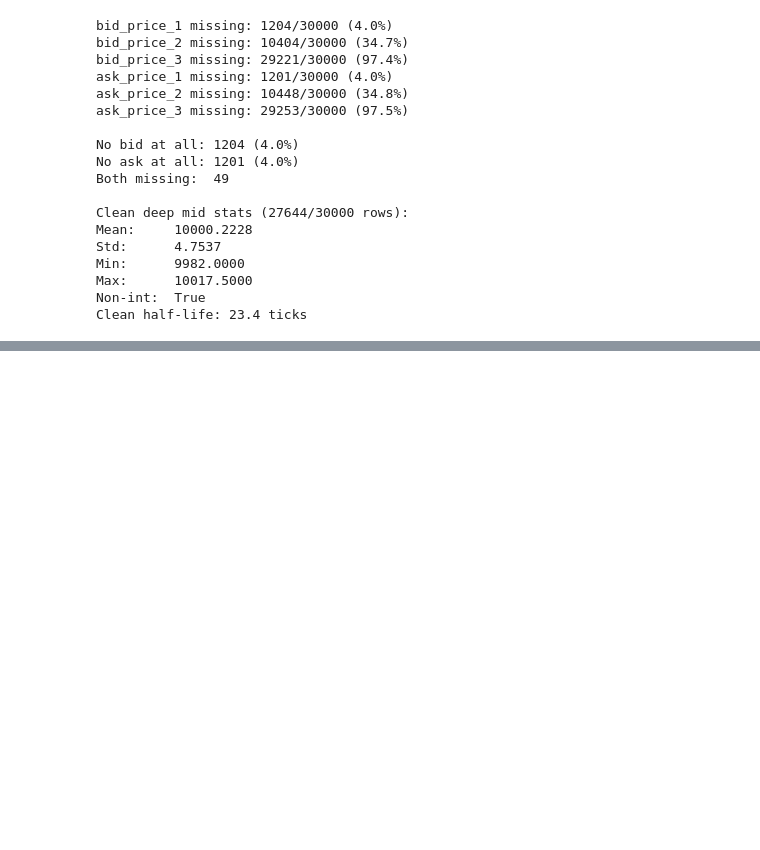
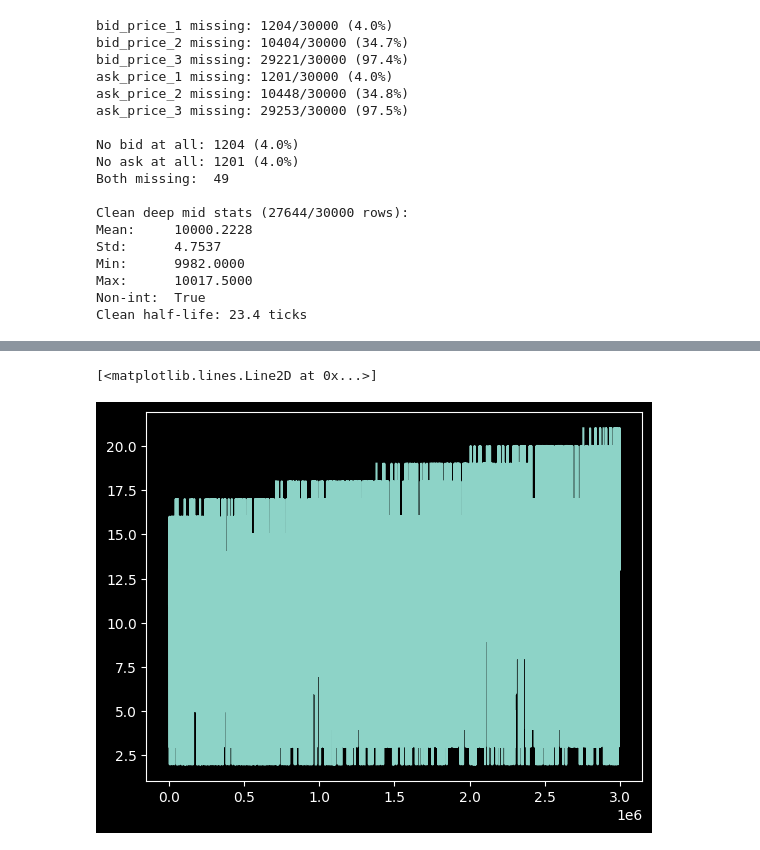
Before and after one commit to ian6234/prosperity-4, a Jupyter notebook: analysis_notebooks/round-1-analysis.ipynb, the cells around one changed output, grey strips where cells are left out. Cells and saved outputs as stored; diff of their text form; code cells hidden in the pictures; blank space fills up the shorter version.

```diff
--- a/analysis_notebooks/round-1-analysis.ipynb
+++ b/analysis_notebooks/round-1-analysis.ipynb
@@ -156,0 +199,5 @@ Clean half-life: 23.4 ticks
+# %%
+plt.plot(pepper['timestamp'], pepper['spread'])
+# %% [output]
+[<matplotlib.lines.Line2D at 0x...>]
+[figure, added]
```
Also changed, not shown: parts of 3 cells of this notebook, 4 other files.
